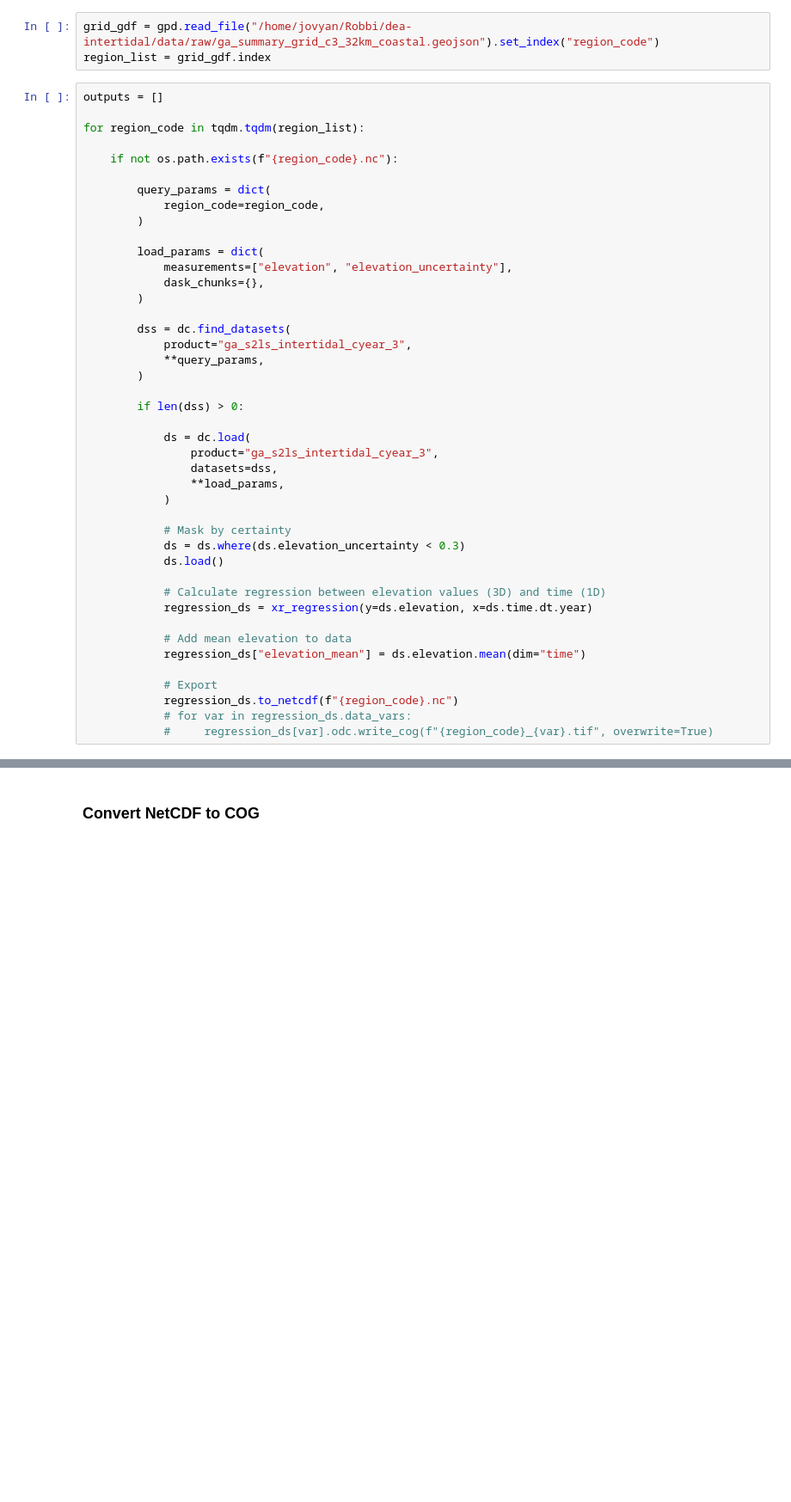
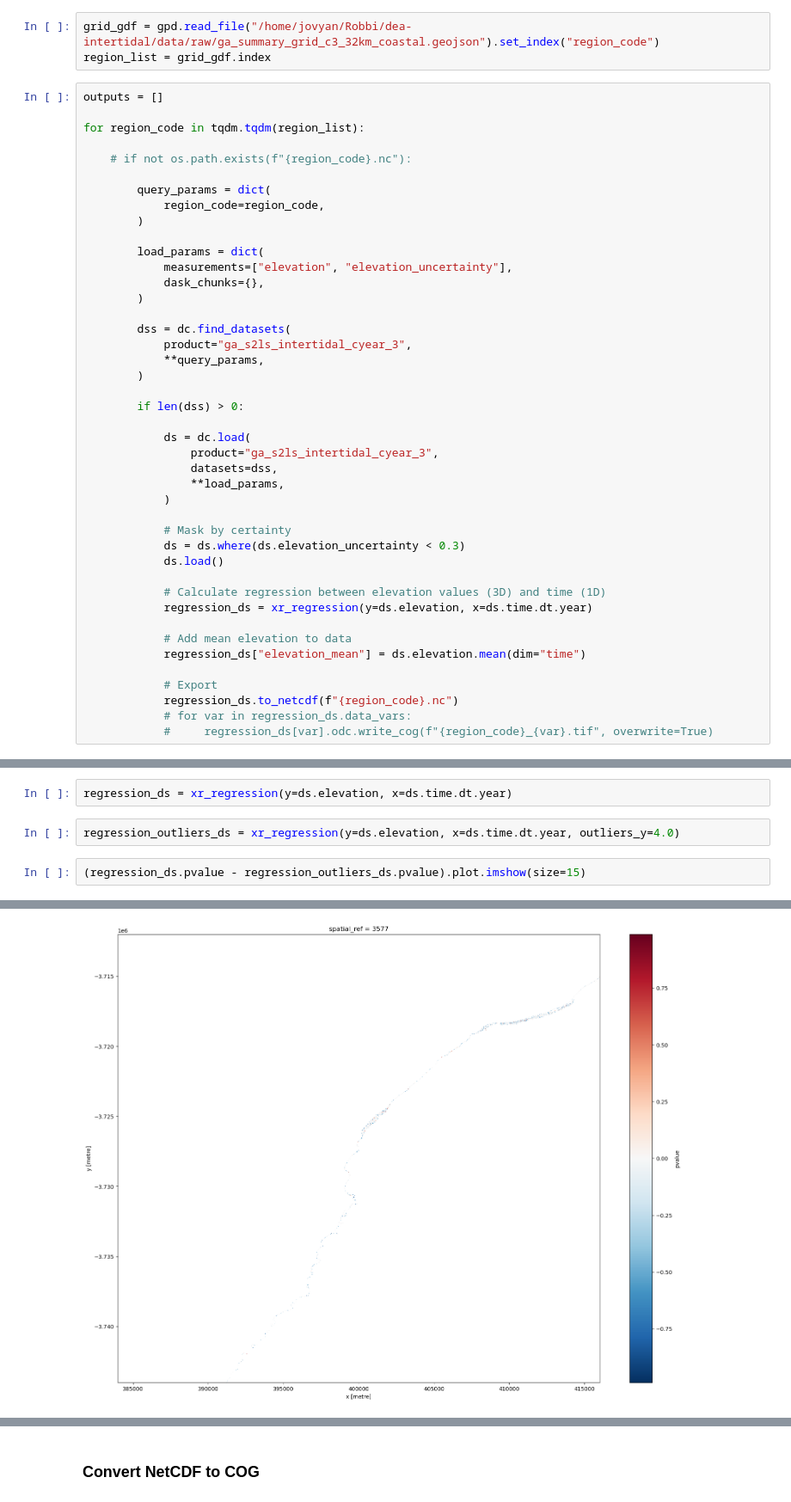
Before and after one commit to GeoscienceAustralia/dea-intertidal, a Jupyter notebook: notebooks/experimental/Intertidal_change.ipynb, the cells around one changed output, grey strips where cells are left out. Shown at 86% size. Drawn from its saved outputs; the diff is of its cells as text; blank space fills up the shorter version.

```diff
--- a/notebooks/experimental/Intertidal_change.ipynb
+++ b/notebooks/experimental/Intertidal_change.ipynb
@@ -57,7 +56,7 @@ outputs = []
 
 for region_code in tqdm.tqdm(region_list):
 
-    if not os.path.exists(f"{region_code}.nc"):
+    # if not os.path.exists(f"{region_code}.nc"):
 
         query_params = dict(
             region_code=region_code,
@@ -97,0 +99,7 @@ for region_code in tqdm.tqdm(region_list):
+# %%
+regression_ds = xr_regression(y=ds.elevation, x=ds.time.dt.year)
+# %%
+regression_outliers_ds = xr_regression(y=ds.elevation, x=ds.time.dt.year, outliers_y=4.0)
+# %%
+(regression_ds.pvalue - regression_outliers_ds.pvalue).plot.imshow(size=15)
+# %% [output]
@@ -97,0 +107 @@ for region_code in tqdm.tqdm(region_list):
+[figure, added]
```
Also changed, not shown: parts of 31 cells of this notebook, 1 other file.
